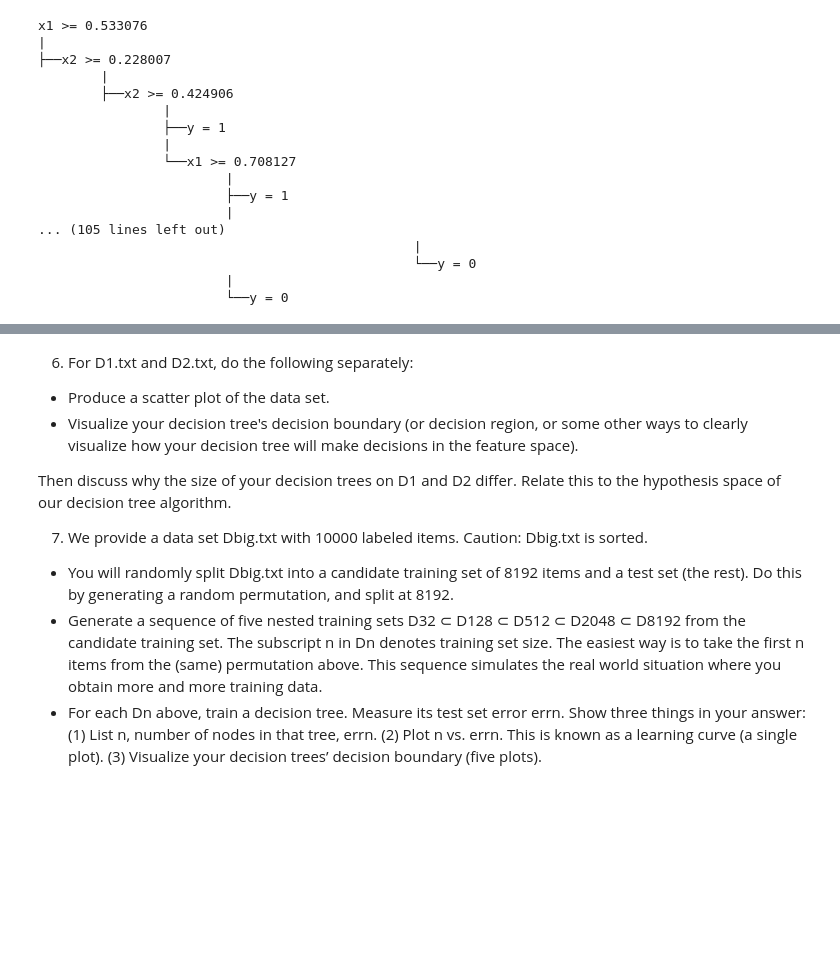
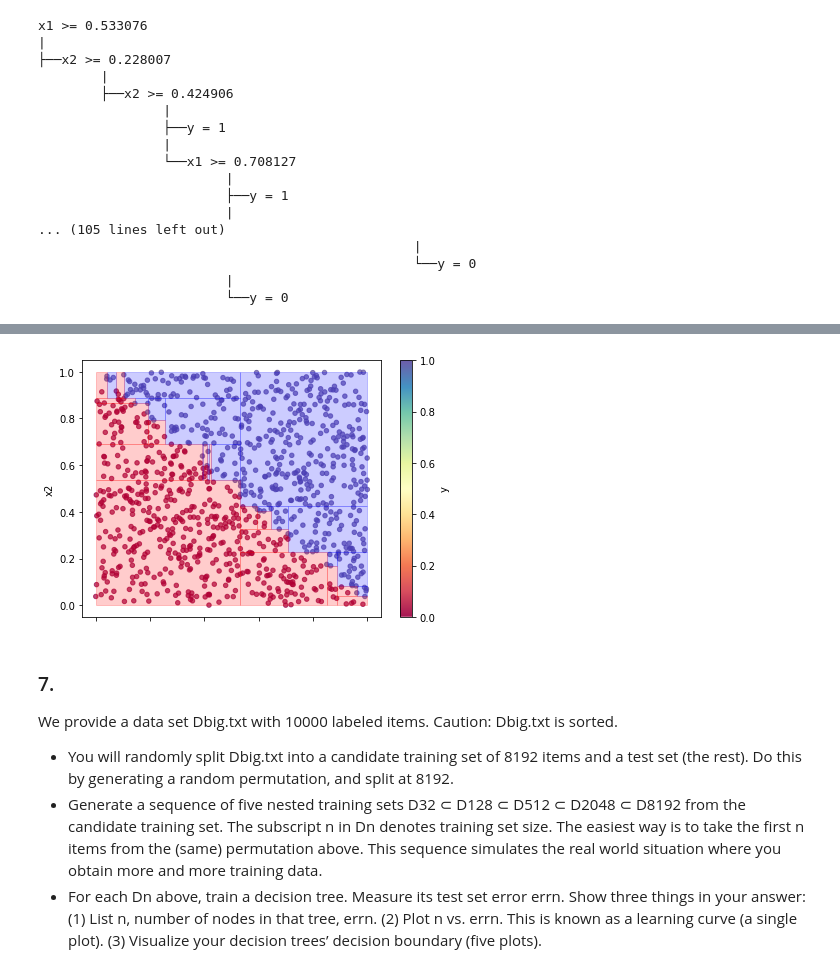
Before and after one commit to Nick-Boddy/CS760-HW2-DecisionTree, a Jupyter notebook: decisiontree.ipynb, the cells around one changed output, grey strips where cells are left out. Cells and saved outputs as stored; diff of their text form; code cells hidden in the pictures; blank space fills up the shorter version.

```diff
--- a/decisiontree.ipynb
+++ b/decisiontree.ipynb
@@ -323,12 +355,15 @@ x1 >= 0.533076
+# %%
+ax = d2_df.plot.scatter(x='x1', y='x2', c='y', alpha=0.7, colormap=cmap)
+ax.set_xlabel('x1')
+ax.set_ylabel('x2')
+plt.tight_layout()
+draw_tree(ax, d2_dtree, [(0, 1), (0, 1)])
+plt.show()
+# %% [output]
+[figure, added]
 # %% [markdown]
-6. For D1.txt and D2.txt, do the following separately:
-- Produce a scatter plot of the data set.
-- Visualize your decision tree's decision boundary (or decision region, or some other ways to clearly visualize how your decision tree will make decisions in the feature space).
-
-Then discuss why the size of your decision trees on D1 and D2 differ. Relate this to the hypothesis space of our decision tree algorithm.
-
-
-7. We provide a data set Dbig.txt with 10000 labeled items. Caution: Dbig.txt is sorted.
+### 7.
+We provide a data set Dbig.txt with 10000 labeled items. Caution: Dbig.txt is sorted.
 - You will randomly split Dbig.txt into a candidate training set of 8192 items and a test set (the rest). Do this by generating a random permutation, and split at 8192.
 - Generate a sequence of five nested training sets D32 ⊂ D128 ⊂ D512 ⊂ D2048 ⊂ D8192 from the candidate training set. The subscript n in Dn denotes training set size. The easiest way is to take the first n items from the (same) permutation above. This sequence simulates the real world situation where you obtain more and more training data.
 - For each Dn above, train a decision tree. Measure its test set error errn. Show three things in your
```
Also changed, not shown: parts of 8 cells of this notebook.
